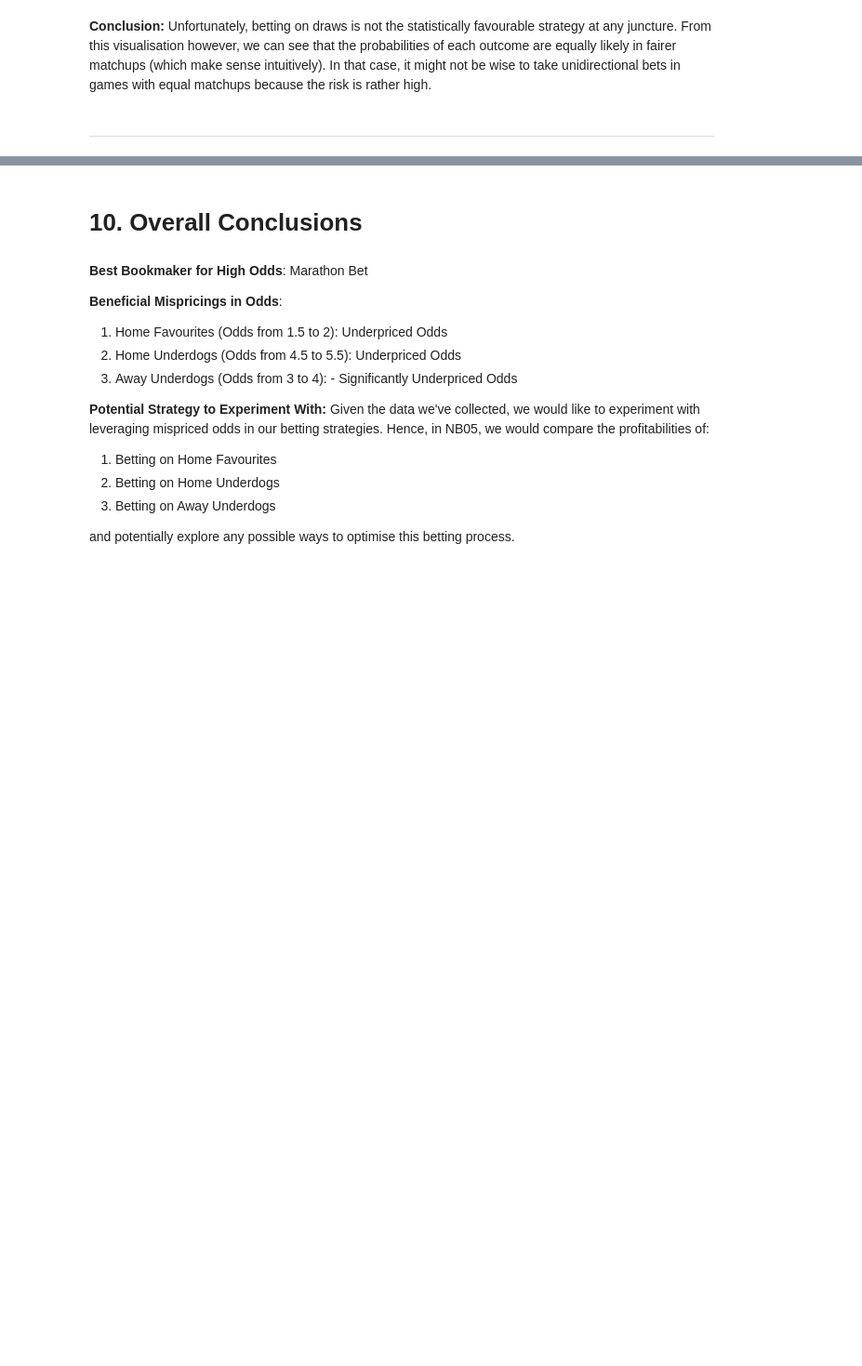
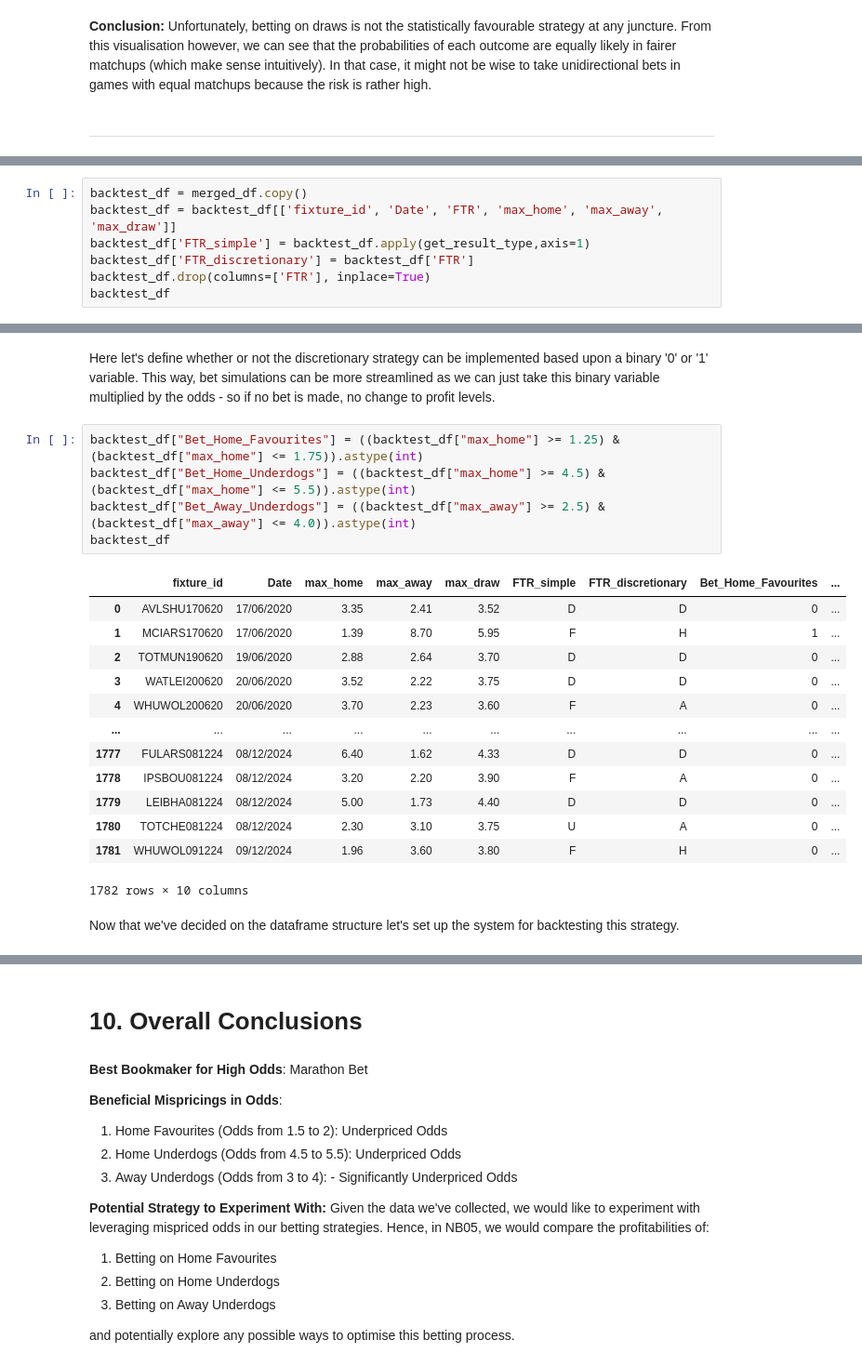
Before and after one commit to thoomkuzhymatthew/EPL_arb_betting, a Jupyter notebook: code/NB03-Simple_Betting_Strategies.ipynb, the cells around one changed output, grey strips where cells are left out. Shown: that part at 93% size. Cells and saved outputs as stored; diff of their text form; blank space fills up the shorter version.

Commit message:
Formatted the dataframe fr backtesting

```diff
--- a/code/NB03-Simple_Betting_Strategies.ipynb
+++ b/code/NB03-Simple_Betting_Strategies.ipynb
@@ -553,0 +566,7 @@ win_rate_odds_differences
+# %%
+backtest_df = merged_df.copy()
+backtest_df = backtest_df[['fixture_id', 'Date', 'FTR', 'max_home', 'max_away', 'max_draw']]
+backtest_df['FTR_simple'] = backtest_df.apply(get_result_type,axis=1)
+backtest_df['FTR_discretionary'] = backtest_df['FTR']
+backtest_df.drop(columns=['FTR'], inplace=True)
+backtest_df
@@ -553,0 +587,23 @@ win_rate_odds_differences
+# %% [markdown]
+Here let's define whether or not the discretionary strategy can be implemented based upon a binary '0' or '1' variable. This way, bet simulations can be more streamlined as we can just take this binary variable multiplied by the odds - so if no bet is made, no change to profit levels.
+# %%
+backtest_df["Bet_Home_Favourites"] = ((backtest_df["max_home"] >= 1.25) & (backtest_df["max_home"] <= 1.75)).astype(int)
+backtest_df["Bet_Home_Underdogs"] = ((backtest_df["max_home"] >= 4.5) & (backtest_df["max_home"] <= 5.5)).astype(int)
+backtest_df["Bet_Away_Underdogs"] = ((backtest_df["max_away"] >= 2.5) & (backtest_df["max_away"] <= 4.0)).astype(int)
+backtest_df
+# %% [output]
+|  | fixture_id | Date | max_home | max_away | max_draw | FTR_simple | FTR_discretionary | Bet_Home_Favourites | ... |
+| 0 | AVLSHU170620 | 17/06/2020 | 3.35 | 2.41 | 3.52 | D | D | 0 | ... |
+| 1 | MCIARS170620 | 17/06/2020 | 1.39 | 8.70 | 5.95 | F | H | 1 | ... |
+| 2 | TOTMUN190620 | 19/06/2020 | 2.88 | 2.64 | 3.70 | D | D | 0 | ... |
+| 3 | WATLEI200620 | 20/06/2020 | 3.52 | 2.22 | 3.75 | D | D | 0 | ... |
+| 4 | WHUWOL200620 | 20/06/2020 | 3.70 | 2.23 | 3.60 | F | A | 0 | ... |
+| ... | ... | ... | ... | ... | ... | ... | ... | ... | ... |
+| 1777 | FULARS081224 | 08/12/2024 | 6.40 | 1.62 | 4.33 | D | D | 0 | ... |
+| 1778 | IPSBOU081224 | 08/12/2024 | 3.20 | 2.20 | 3.90 | F | A | 0 | ... |
+| 1779 | LEIBHA081224 | 08/12/2024 | 5.00 | 1.73 | 4.40 | D | D | 0 | ... |
+| 1780 | TOTCHE081224 | 08/12/2024 | 2.30 | 3.10 | 3.75 | U | A | 0 | ... |
+| 1781 | WHUWOL091224 | 09/12/2024 | 1.96 | 3.60 | 3.80 | F | H | 0 | ... |
+1782 rows × 10 columns
+# %% [markdown]
+Now that we've decided on the dataframe structure let's set up the system for backtesting this strategy.
```
Also changed, not shown: parts of 5 cells of this notebook, 1 other file.
